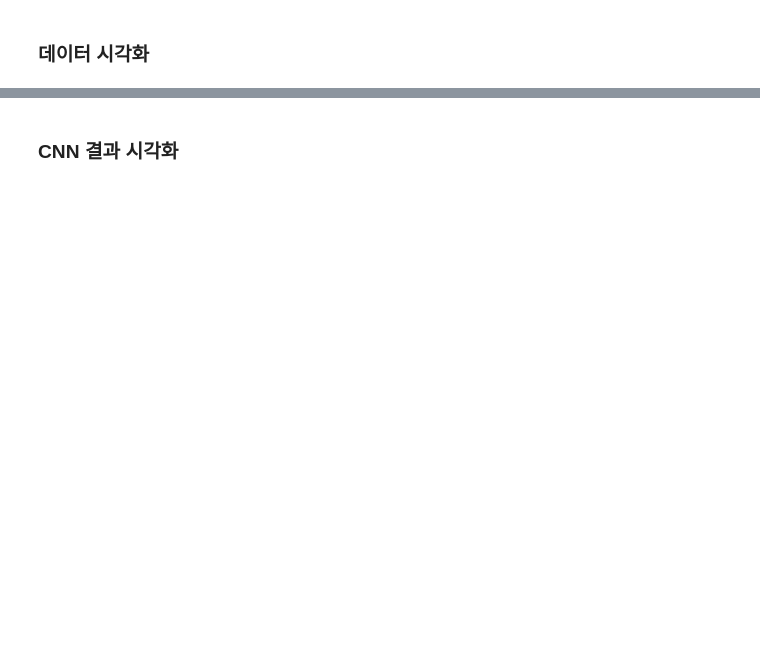
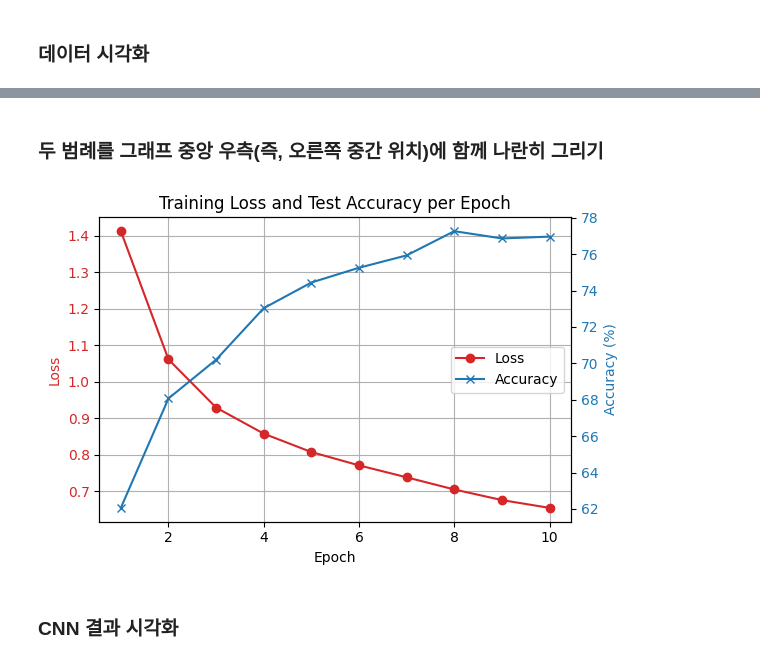
Before and after one commit to ai7dnn/PyTorch-DL, a Jupyter notebook: code/PT09.ipynb, the cells around one changed output, grey strips where cells are left out. Drawn from its saved outputs; the diff is of its cells as text; code cells hidden in the pictures; blank space fills up the shorter version.

```diff
--- a/code/PT09.ipynb
+++ b/code/PT09.ipynb
@@ -303,3 +319,50 @@ plot_loss_and_accuracy_together(train_losses, test_accuracies)
+# %% [markdown]
+### 두 범례를 그래프 중앙 우측(즉, 오른쪽 중간 위치)에 함께 나란히 그리기
+# %%
+# matplotlib 라이브러리에서 그래프를 그리기 위한 pyplot 모듈 임포트
+import matplotlib.pyplot as plt
+
+# 손실과 정확도를 함께 시각화하는 함수 정의
+def plot_loss_and_accuracy_together_legend(train_losses, test_accuracies):
+    # 에폭 번호 리스트 생성 (1부터 시작)
+    epochs = range(1, len(train_losses) + 1)
+
+    # 하나의 figure와 기본 축(ax1)을 생성 (그래프 크기는 6x4인치)
+    fig, ax1 = plt.subplots(figsize=(6, 4))
+
+    # === 왼쪽 Y축: 손실(Loss) ===
+    color = 'tab:red'  # 손실 곡선은 빨간색으로
+    ax1.set_xlabel('Epoch')  # X축 라벨: 에폭 번호
+    ax1.set_ylabel('Loss', color=color)  # 왼쪽 Y축 라벨: 손실값
+    loss_line = ax1.plot(epochs, train_losses, color=color, marker='o', label='Loss')  # 손실 곡선
+    ax1.tick_params(axis='y', labelcolor=color)
+    ax1.grid(True)
+
+    # === 오른쪽 Y축: 정확도(Accuracy) ===
+    ax2 = ax1.twinx()  # ax1과 X축을 공유하는 새로운 Y축 생성
+    color = 'tab:blue'  # 정확도 곡선은 파란색으로
+    ax2.set_ylabel('Accuracy (%)', color=color)
+    acc_line = ax2.plot(epochs, test_accuracies, color=color, marker='x', label='Accuracy')
+    ax2.tick_params(axis='y', labelcolor=color)
+
+    # === 두 축의 범례(legend)를 하나로 합침 ===
+    lines = loss_line + acc_line
+    labels = [l.get_label() for l in lines]
+    ax1.legend(lines, labels, loc='center right', frameon=True)
+
+    # 전체 그래프 제목 설정
+    plt.title('Training Loss and Test Accuracy per Epoch')
+
+    # 레이아웃 자동 조정 (레이블 겹침 방지)
+    fig.tight_layout()
+
+    # 최종 그래프 화면에 출력
+    plt.show()
+
+# 함수 호출: 손실과 정확도 그래프 그리기
+plot_loss_and_accuracy_together_legend(train_losses, test_accuracies)
+# %% [output]
+[figure, added]
 # %% [markdown]
 ### CNN 결과 시각화
 # %%
```
Also changed, not shown: parts of 10 cells of this notebook.
